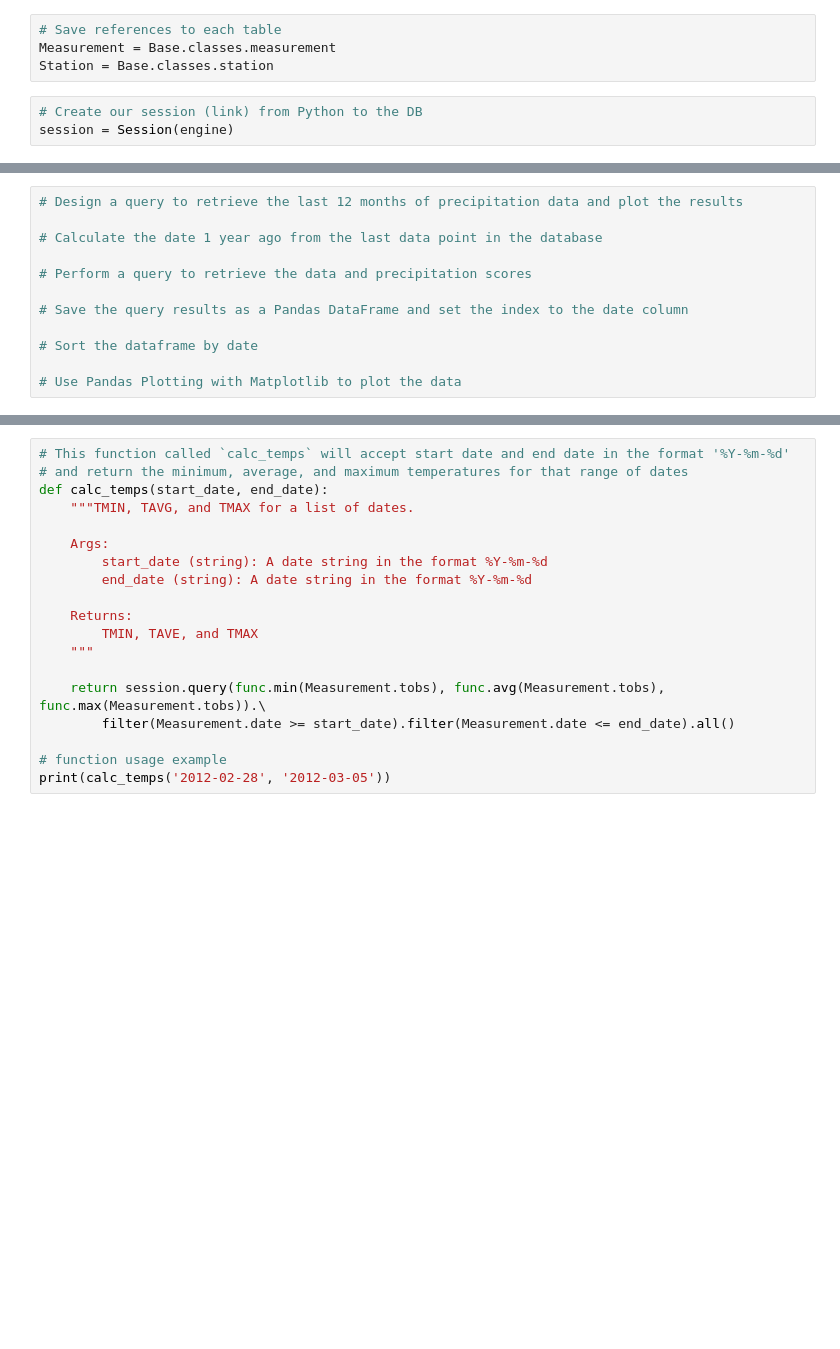
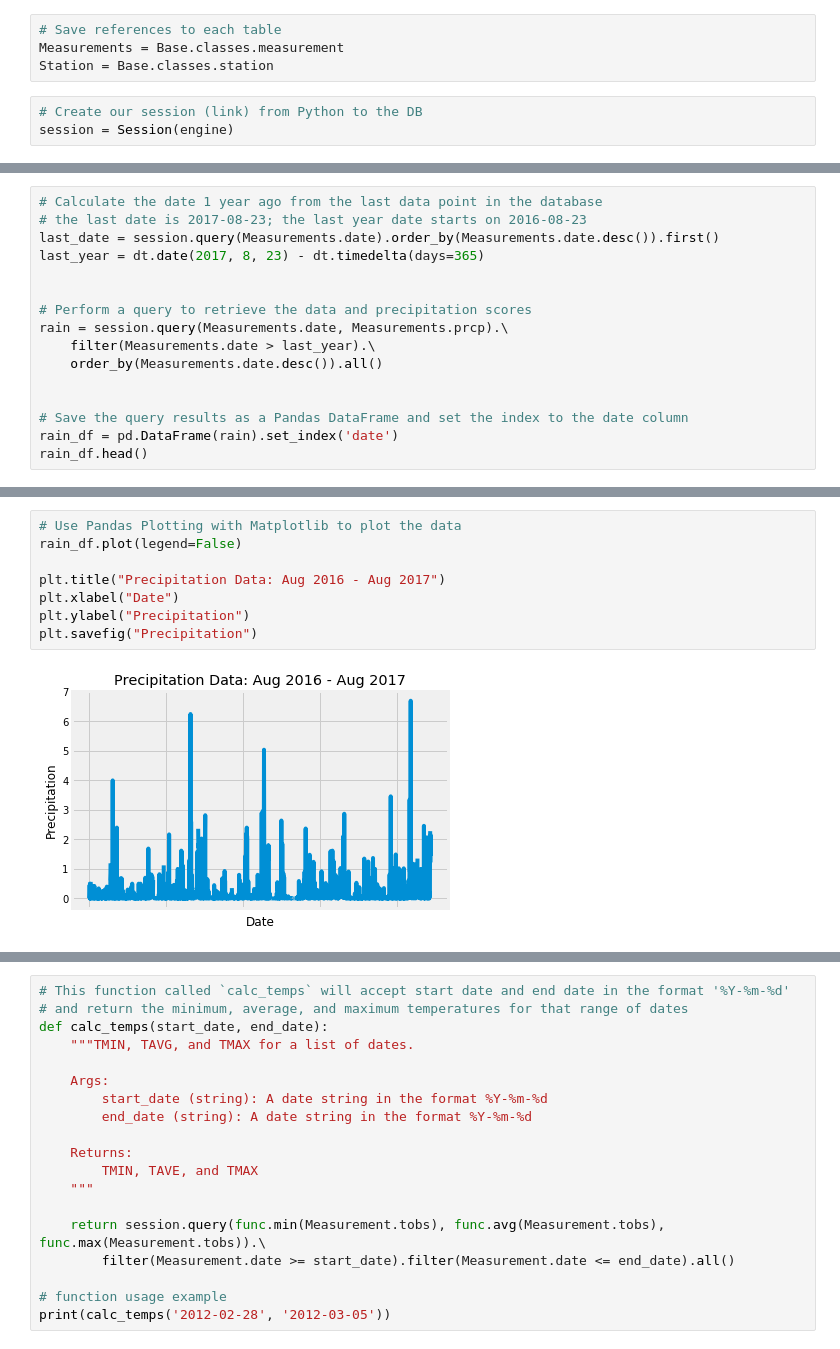
Before and after one commit to ChrisBen191/mysql, a Jupyter notebook: climate_starter.ipynb, the cells around one changed output, grey strips where cells are left out. Drawn from its saved outputs; the diff is of its cells as text; blank space fills up the shorter version.

```diff
--- a/climate_starter.ipynb
+++ b/climate_starter.ipynb
@@ -30,7 +30,7 @@ Base.classes.keys()
 ['measurement', 'station']
 # %%
 # Save references to each table
-Measurement = Base.classes.measurement
+Measurements = Base.classes.measurement
 Station = Base.classes.station
 # %%
 # Create our session (link) from Python to the DB
@@ -40,13 +41,17 @@ session = Session(engine)
 # %%
-# Design a query to retrieve the last 12 months of precipitation data and plot the results
+# Calculate the date 1 year ago from the last data point in the database
+# the last date is 2017-08-23; the last year date starts on 2016-08-23
+last_date = session.query(Measurements.date).order_by(Measurements.date.desc()).first()
+last_year = dt.date(2017, 8, 23) - dt.timedelta(days=365)
 
-# Calculate the date 1 year ago from the last data point in the database
 
 # Perform a query to retrieve the data and precipitation scores
+rain = session.query(Measurements.date, Measurements.prcp).\
+    filter(Measurements.date > last_year).\
+    order_by(Measurements.date.desc()).all()
+
 
 # Save the query results as a Pandas DataFrame and set the index to the date column
-
-# Sort the dataframe by date
-
-# Use Pandas Plotting with Matplotlib to plot the data
+rain_df = pd.DataFrame(rain).set_index('date')
+rain_df.head()
 # %% [output]
@@ -56,2 +65,12 @@ NameError: name 'measurement' is not defined
+# %%
+# Use Pandas Plotting with Matplotlib to plot the data
+rain_df.plot(legend=False)
+
+plt.title("Precipitation Data: Aug 2016 - Aug 2017")
+plt.xlabel("Date")
+plt.ylabel("Precipitation")
+plt.savefig("Precipitation")
+# %% [output]
+[figure, added]
 # %%
 # Use Pandas to calcualte the summary statistics for the precipitation data
```
Also changed, not shown: parts of 14 cells of this notebook, 1 other file.
